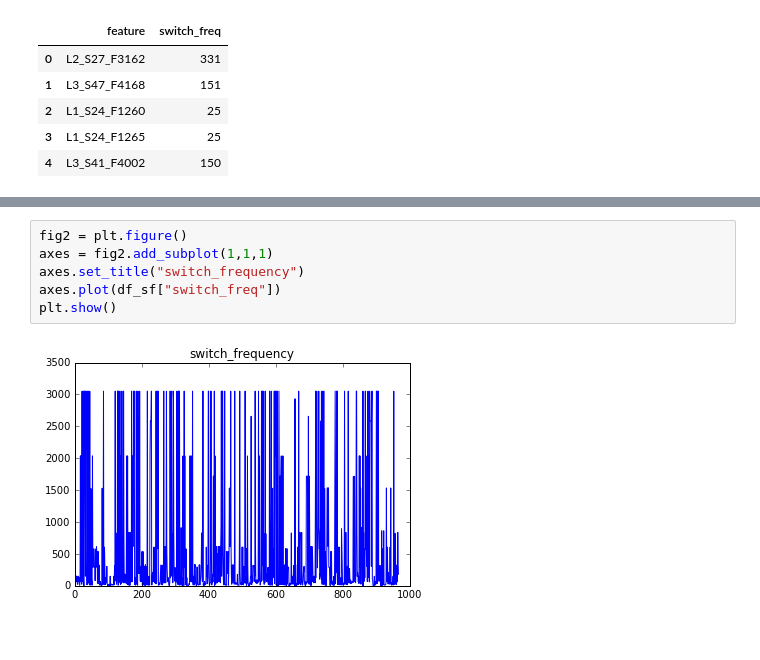
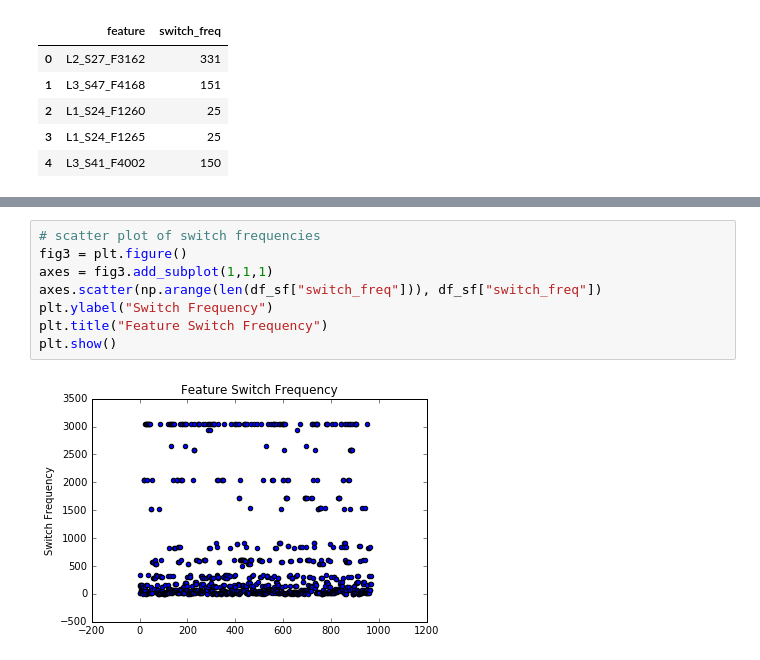
Before and after one commit to SiddhanthUnnithan/bosch_plp, a Jupyter notebook: Bosch_plp.ipynb, the cells around one changed output, grey strips where cells are left out. Cells and saved outputs as stored; diff of their text form.

Commit message:
scatter and bar plots of switch freq

```diff
--- a/Bosch_plp.ipynb
+++ b/Bosch_plp.ipynb
@@ -227,8 +239,10 @@ df_sf.head()
 # %%
-fig2 = plt.figure()
-axes = fig2.add_subplot(1,1,1)
-axes.set_title("switch_frequency")
-axes.plot(df_sf["switch_freq"])
+# scatter plot of switch frequencies
+fig3 = plt.figure()
+axes = fig3.add_subplot(1,1,1)
+axes.scatter(np.arange(len(df_sf["switch_freq"])), df_sf["switch_freq"])
+plt.ylabel("Switch Frequency")
+plt.title("Feature Switch Frequency")
 plt.show()
 # %% [output]
-[figure, old version]
+[figure, new version]
```
Also changed, not shown: parts of 1 cell of this notebook.
